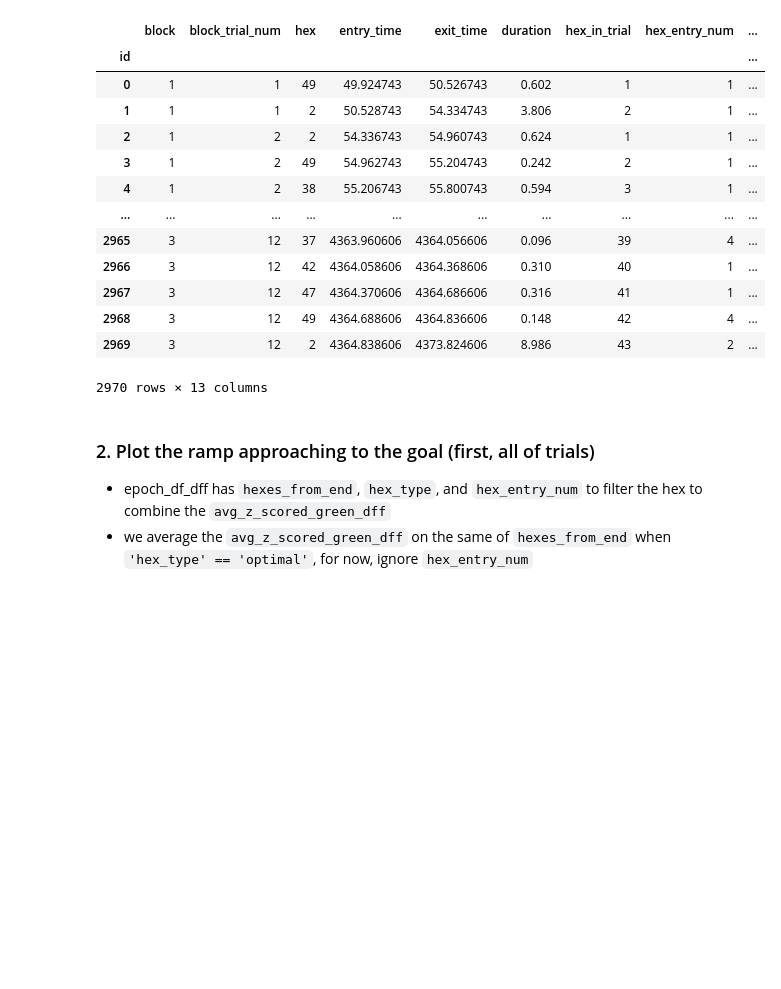
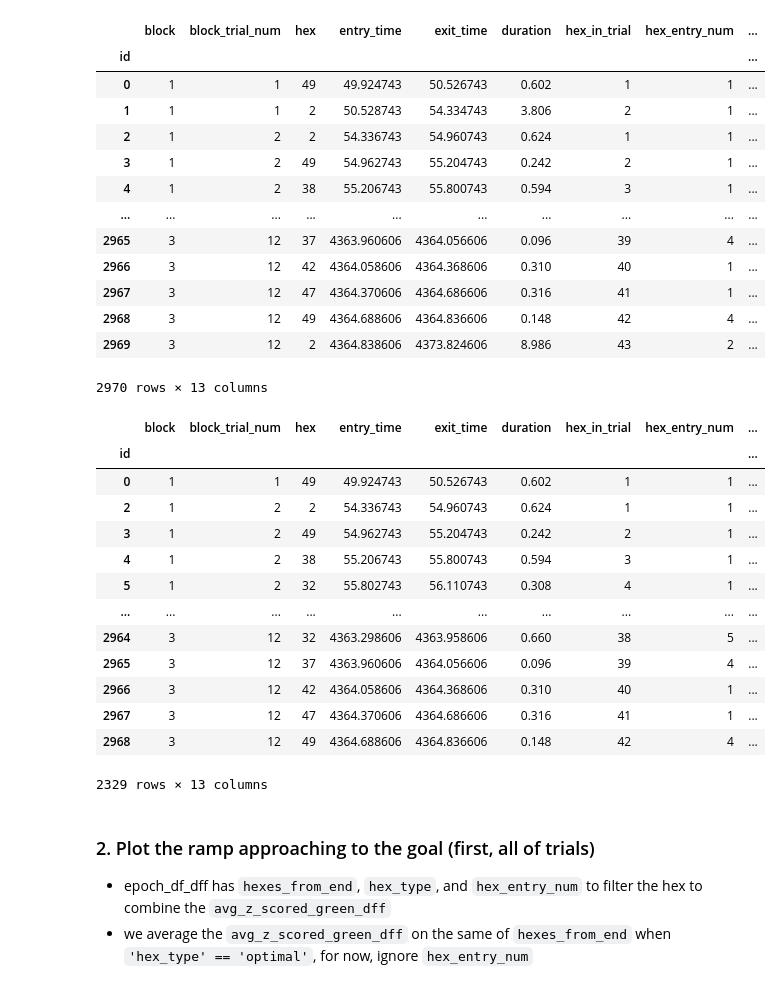
Before and after one commit to calderast/Hex-maze-spyglass, a Jupyter notebook: Ramp_Analysis_YS.ipynb, the cells around one changed output. Cells and saved outputs as stored; diff of their text form; code cells hidden in the pictures; blank space fills up the shorter version.

```diff
--- a/Ramp_Analysis_YS.ipynb
+++ b/Ramp_Analysis_YS.ipynb
@@ -66,7 +66,7 @@ Total: 1
 # %% [markdown]
 ### 1.  Calculate average `z_scored_green_dFF` between each hex's `entry_time` and `exit_time` and add that column
 # %%
-def average_hex_z_scored_green_dFF(epoch_df, phot_series):
+def add_averaged_series_column(epoch_df, phot_series, new_col_name: str):
     """
     Calculate the average z_scored_green_dFF between each hex's entry_time and exit_time.
 
@@ -75,14 +75,15 @@ def average_hex_z_scored_green_dFF(epoch_df, phot_series):
     phot_series (FiberPhotometryResponseSeries): Photometry series object containing timestamps and data.
 
     Returns:
-    pd.DataFrame: Updated DataFrame with a new column 'avg_z_scored_green_dFF'.
+    pd.DataFrame: Updated DataFrame with a new column specified by col_name.
     """
-    avg_dFF_list = []
+    df = epoch_df.copy()
+    avg_series_list = []
 
     timestamps = phot_series.get_timestamps()
     data = phot_series.data[:]
 
-    for _, row in epoch_df.iterrows():
+    for _, row in df.iterrows():
         entry_time = row['entry_time']
         exit_time = row['exit_time']
 
@@ -94,10 +95,10 @@ def average_hex_z_scored_green_dFF(epoch_df, phot_series):
         else:
             avg_dFF = np.nan  # No data in this interval
 
-        avg_dFF_list.append(avg_dFF)
+        avg_series_list.append(avg_dFF)
 
-    epoch_df['avg_z_scored_green_dFF'] = avg_dFF_list
-    return epoch_df
+    df[new_col_name] = avg_series_list
+    return df
 # %%
 # Get hex path dataframe for the whole epoch
 epoch_df = (HexPath & hex_path_key).fetch1_dataframe()
@@ -146,6 +147,25 @@ display(epoch_df_dff)
 | 2968 | 3 | 12 | 49 | 4364.688606 | 4364.836606 | 0.148 | 42 | 4 | ... |
 | 2969 | 3 | 12 | 2 | 4364.838606 | 4373.824606 | 8.986 | 43 | 2 | ... |
 2970 rows × 13 columns
+# %%
+# filter epochs with duration less than 1 second to exclude when rat lingers in hex
+epoch_df_dff_duration_filtered = epoch_df_dff[epoch_df_dff['duration'] < 1]
+epoch_df_dff_duration_filtered
+# %% [output]
+|  | block | block_trial_num | hex | entry_time | exit_time | duration | hex_in_trial | hex_entry_num | ... |
+| id |  |  |  |  |  |  |  |  | ... |
+| 0 | 1 | 1 | 49 | 49.924743 | 50.526743 | 0.602 | 1 | 1 | ... |
+| 2 | 1 | 2 | 2 | 54.336743 | 54.960743 | 0.624 | 1 | 1 | ... |
+| 3 | 1 | 2 | 49 | 54.962743 | 55.204743 | 0.242 | 2 | 1 | ... |
+| 4 | 1 | 2 | 38 | 55.206743 | 55.800743 | 0.594 | 3 | 1 | ... |
+| 5 | 1 | 2 | 32 | 55.802743 | 56.110743 | 0.308 | 4 | 1 | ... |
+| ... | ... | ... | ... | ... | ... | ... | ... | ... | ... |
+| 2964 | 3 | 12 | 32 | 4363.298606 | 4363.958606 | 0.660 | 38 | 5 | ... |
+| 2965 | 3 | 12 | 37 | 4363.960606 | 4364.056606 | 0.096 | 39 | 4 | ... |
+| 2966 | 3 | 12 | 42 | 4364.058606 | 4364.368606 | 0.310 | 40 | 1 | ... |
+| 2967 | 3 | 12 | 47 | 4364.370606 | 4364.686606 | 0.316 | 41 | 1 | ... |
+| 2968 | 3 | 12 | 49 | 4364.688606 | 4364.836606 | 0.148 | 42 | 4 | ... |
+2329 rows × 13 columns
 # %% [markdown]
 ### 2. Plot the ramp approaching to the goal (first, all of trials)
 - epoch_df_dff has `hexes_from_end`, `hex_type`, and `hex_entry_num` to filter the hex to combine the `avg_z_scored_green_dff`
```
Also changed, not shown: parts of 20 cells of this notebook.
